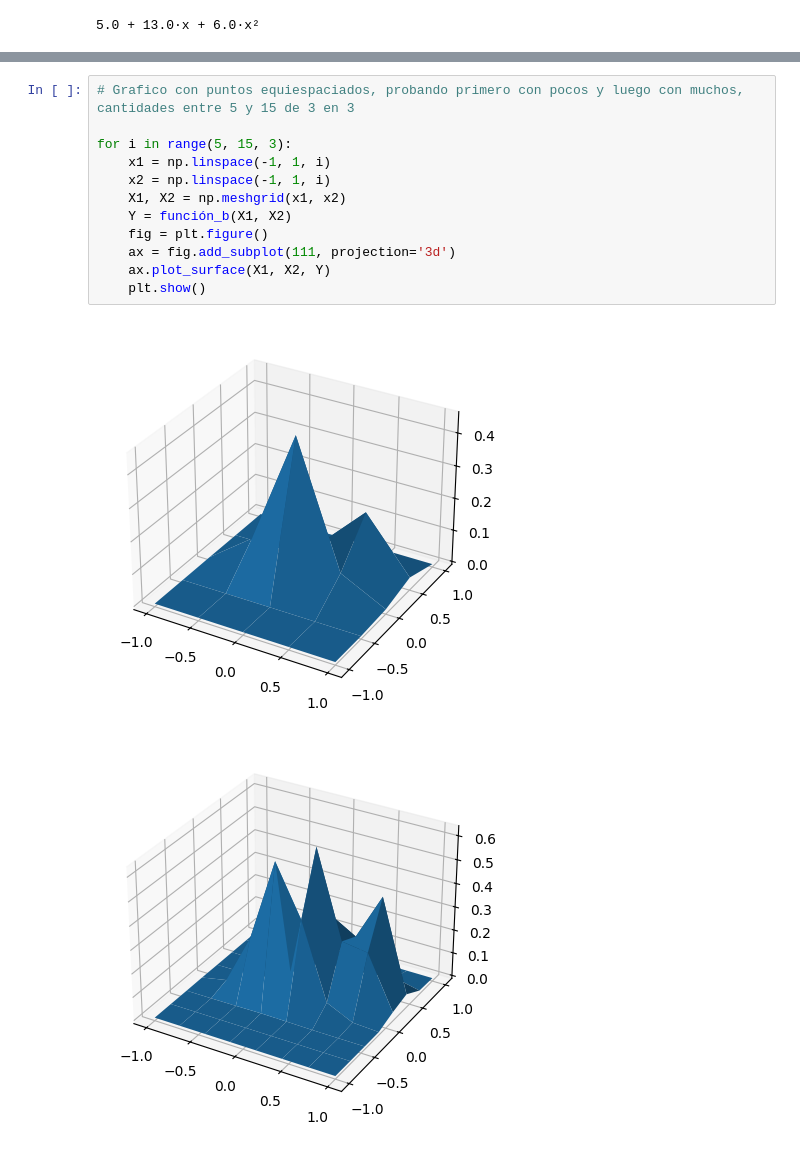
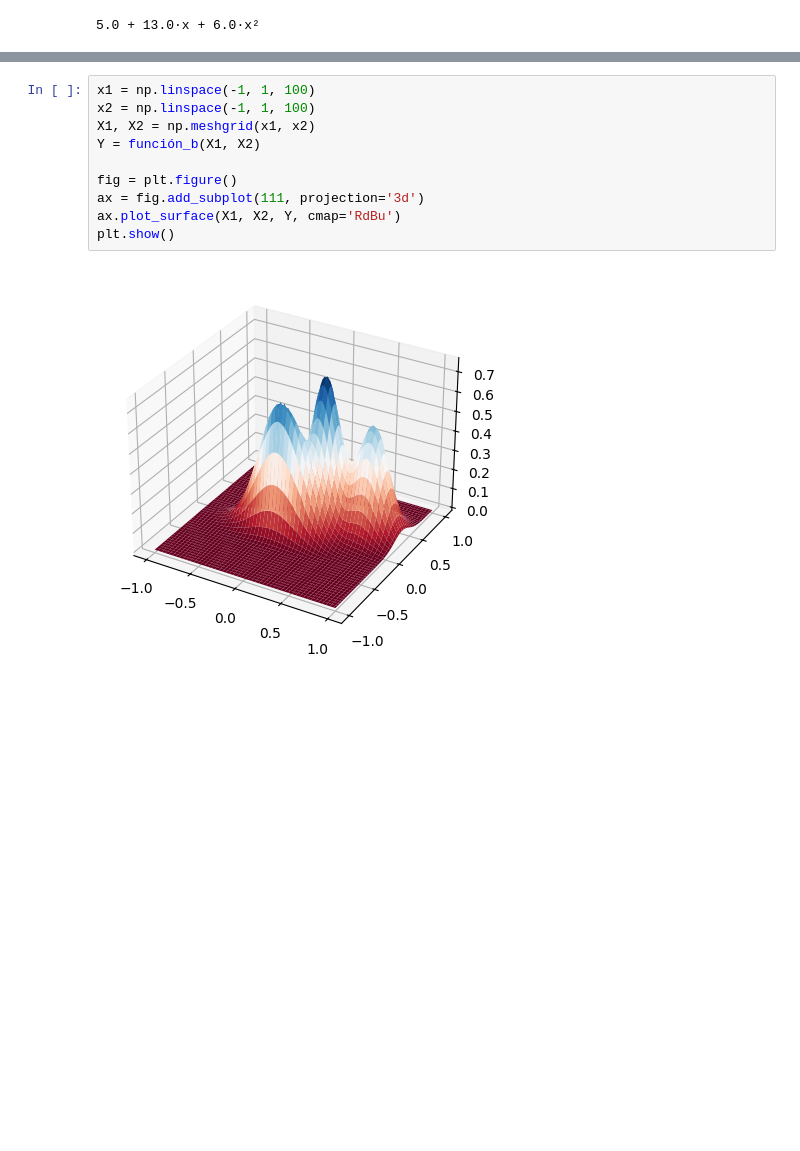
Before and after one commit to hilelmshalom/informe-interpolacion-MNyO-G6-TP1, a Jupyter notebook: ejercicio_1.ipynb, the cells around one changed output, grey strips where cells are left out. Drawn from its saved outputs; the diff is of its cells as text; blank space fills up the shorter version.

```diff
--- a/ejercicio_1.ipynb
+++ b/ejercicio_1.ipynb
@@ -80,15 +59,12 @@ plt.show()
 # %%
-# Grafico con puntos equiespaciados, probando primero con pocos y luego con muchos, cantidades entre 5 y 15 de 3 en 3
+x1 = np.linspace(-1, 1, 100)
+x2 = np.linspace(-1, 1, 100)
+X1, X2 = np.meshgrid(x1, x2)
+Y = función_b(X1, X2)
 
-for i in range(5, 15, 3):
-    x1 = np.linspace(-1, 1, i)
-    x2 = np.linspace(-1, 1, i)
-    X1, X2 = np.meshgrid(x1, x2)
-    Y = función_b(X1, X2)
-    fig = plt.figure()
-    ax = fig.add_subplot(111, projection='3d')
-    ax.plot_surface(X1, X2, Y)
-    plt.show()
+fig = plt.figure()
+ax = fig.add_subplot(111, projection='3d')
+ax.plot_surface(X1, X2, Y, cmap='RdBu')
+plt.show()
 # %% [output]
-[figure, old version]
+[figure, new version]
-[figure, removed]
```
Also changed, not shown: parts of 7 cells of this notebook, 2 other files.
